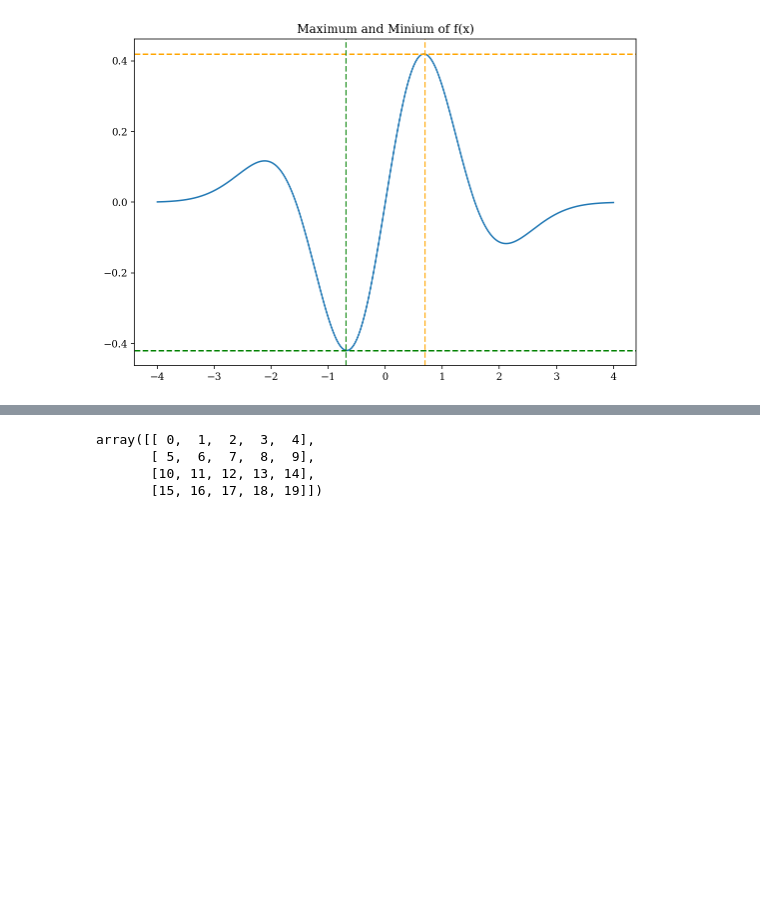
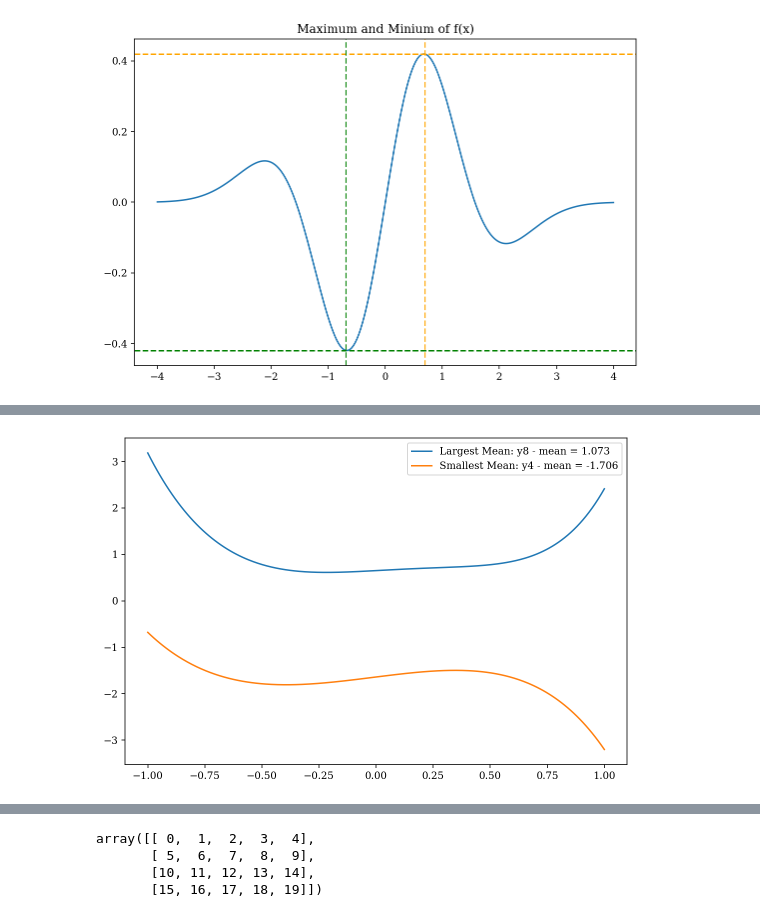
Before and after one commit to Hekstra-Lab/scientific-python-bootcamp, a Jupyter notebook: day2/day2.ipynb, the cells around one changed output, grey strips where cells are left out. Drawn from its saved outputs; the diff is of its cells as text; code cells hidden in the pictures; blank space fills up the shorter version.

```diff
--- a/day2/day2.ipynb
+++ b/day2/day2.ipynb
@@ -75,0 +126,7 @@ plt.show()
+# %%
+mean_y = np.mean(y, axis=0)
+# %%
+largest_mean = mean_y.max()
+smallest_mean = mean_y.min()
+idx_largest_mean = np.argmax(mean_y)
+idx_smallest_mean = np.argmin(mean_y)
@@ -75,0 +143,10 @@ plt.show()
+# %%
+y_largest_mean = y[:, idx_largest_mean]
+y_smallest_mean = y[:, idx_smallest_mean]
+# %%
+plt.plot(x, y_largest_mean, label=f'Largest Mean: y{idx_largest_mean} - mean = {largest_mean:0.3f}')
+plt.plot(x, y_smallest_mean, label=f'Smallest Mean: y{idx_smallest_mean} - mean = {smallest_mean:0.3f}')
+plt.legend()
+plt.show()
+# %% [output]
+[figure, added]
```
Also changed, not shown: parts of 63 cells of this notebook.
